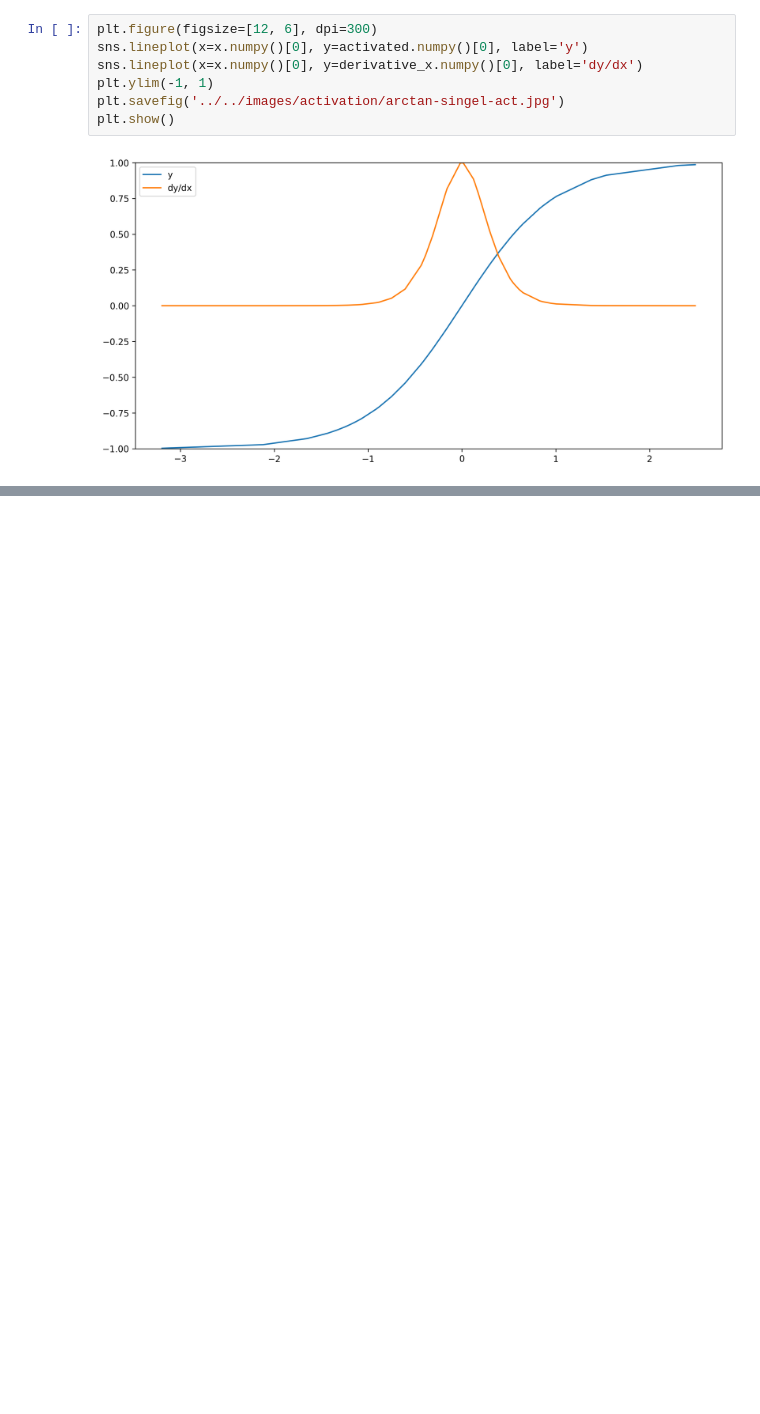
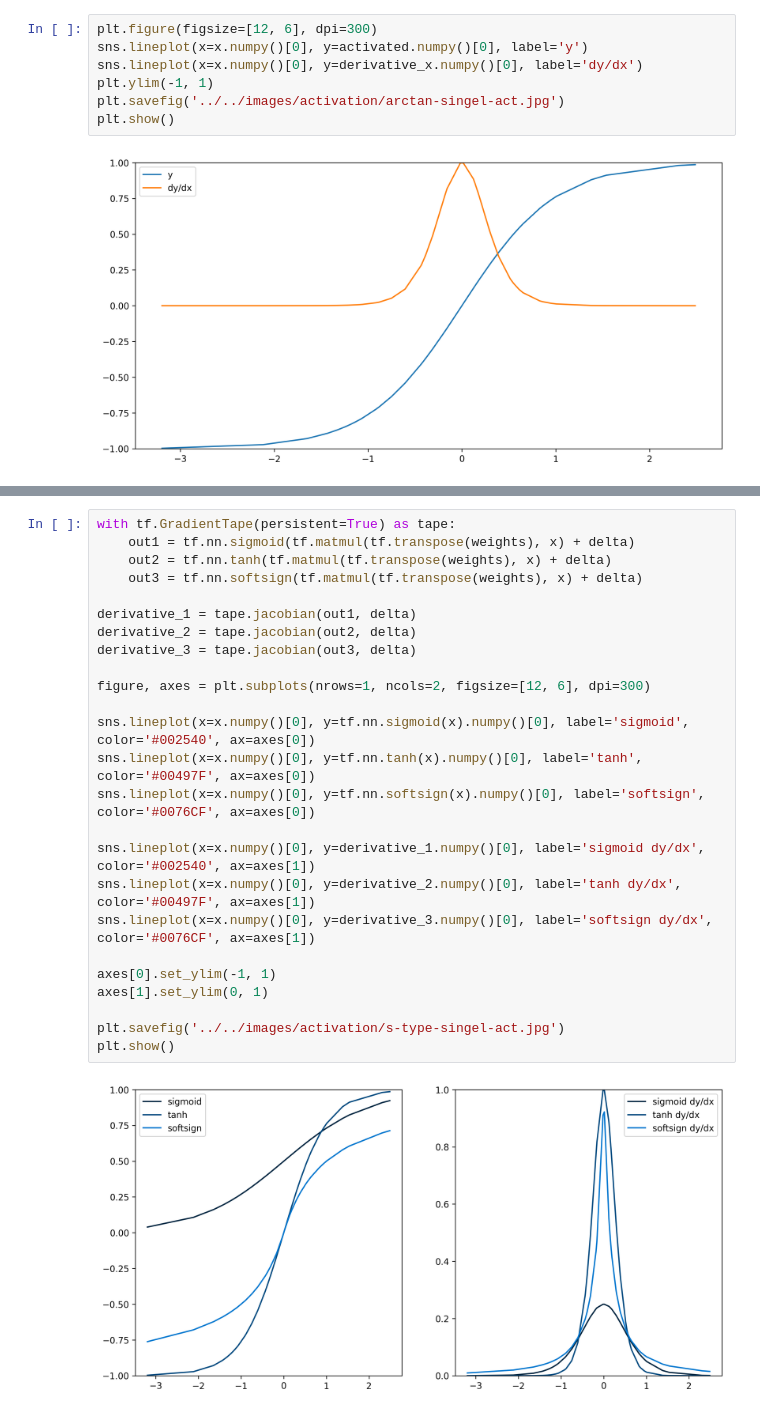
Before and after one commit to ashen007/DeepLearning-goes-deep, a Jupyter notebook: notebooks/activation/nn_activations.ipynb, the cells around one changed output, grey strips where cells are left out. Saved outputs shown, nothing was run; the diff lists cells and outputs as text; blank space fills up the shorter version.

```diff
--- a/notebooks/activation/nn_activations.ipynb
+++ b/notebooks/activation/nn_activations.ipynb
@@ -201,0 +221,27 @@ plt.show()
+# %%
+with tf.GradientTape(persistent=True) as tape:
+    out1 = tf.nn.sigmoid(tf.matmul(tf.transpose(weights), x) + delta)
+    out2 = tf.nn.tanh(tf.matmul(tf.transpose(weights), x) + delta)
+    out3 = tf.nn.softsign(tf.matmul(tf.transpose(weights), x) + delta)
+
+derivative_1 = tape.jacobian(out1, delta)
+derivative_2 = tape.jacobian(out2, delta)
+derivative_3 = tape.jacobian(out3, delta)
+
+figure, axes = plt.subplots(nrows=1, ncols=2, figsize=[12, 6], dpi=300)
+
+sns.lineplot(x=x.numpy()[0], y=tf.nn.sigmoid(x).numpy()[0], label='sigmoid', color='#002540', ax=axes[0])
+sns.lineplot(x=x.numpy()[0], y=tf.nn.tanh(x).numpy()[0], label='tanh', color='#00497F', ax=axes[0])
+sns.lineplot(x=x.numpy()[0], y=tf.nn.softsign(x).numpy()[0], label='softsign', color='#0076CF', ax=axes[0])
+
+sns.lineplot(x=x.numpy()[0], y=derivative_1.numpy()[0], label='sigmoid dy/dx', color='#002540', ax=axes[1])
+sns.lineplot(x=x.numpy()[0], y=derivative_2.numpy()[0], label='tanh dy/dx', color='#00497F', ax=axes[1])
+sns.lineplot(x=x.numpy()[0], y=derivative_3.numpy()[0], label='softsign dy/dx', color='#0076CF', ax=axes[1])
+
+axes[0].set_ylim(-1, 1)
+axes[1].set_ylim(0, 1)
+
+plt.savefig('../../images/activation/s-type-singel-act.jpg')
+plt.show()
+# %% [output]
+[figure, added]
```
Also changed, not shown: parts of 3 cells of this notebook, 2 other files.
